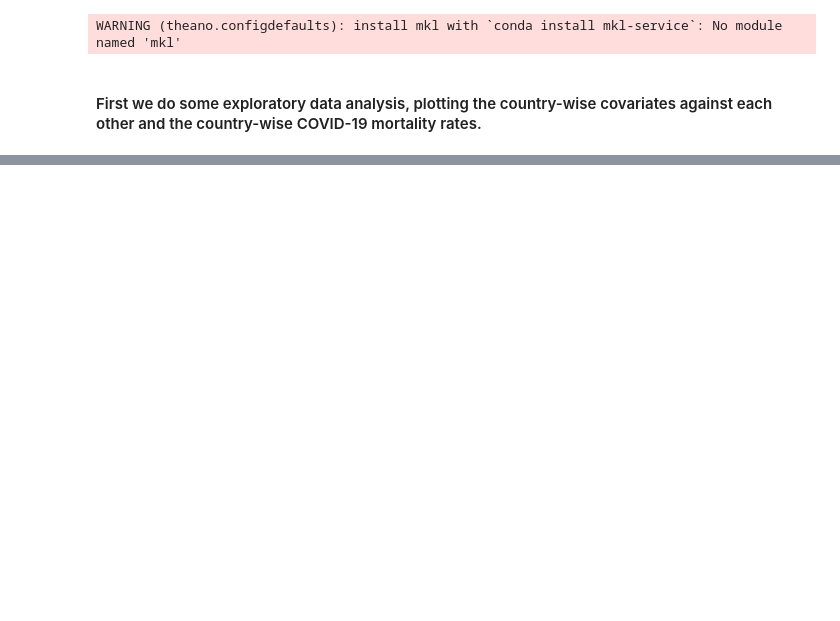
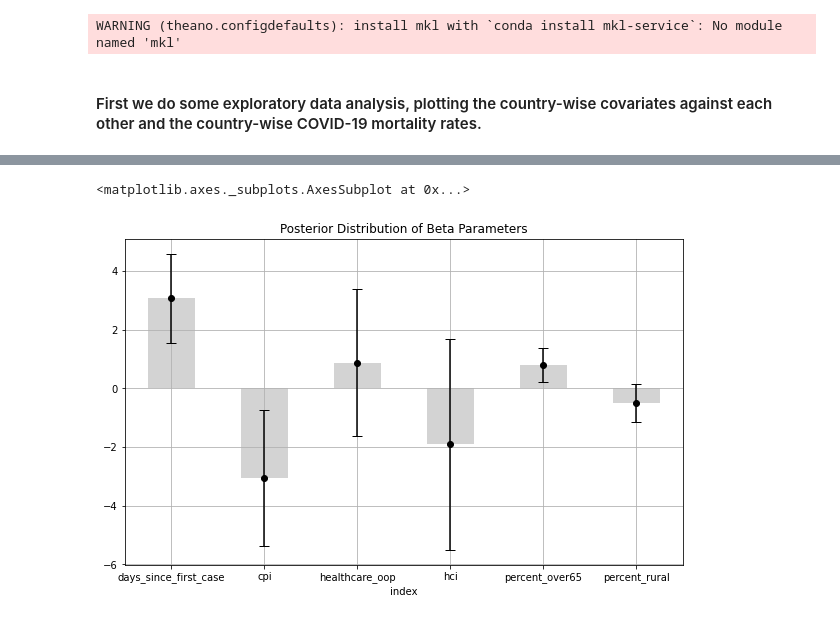
Before and after one commit to jwrichar/COVID19-mortality, a Jupyter notebook: COVID-19 Mortality Rate.ipynb, the cells around one changed output, grey strips where cells are left out. Drawn from its saved outputs; the diff is of its cells as text; code cells hidden in the pictures; blank space fills up the shorter version.

Commit message:
First version of complete model

```diff
--- a/COVID-19 Mortality Rate.ipynb
+++ b/COVID-19 Mortality Rate.ipynb
@@ -121,0 +139,6 @@ Name: mu_0, dtype: float64
+# %%
+# Posterior summary for the beta parameters:
+beta_summary = pm.summary(trace).head(6)
+beta_summary.index = ['days_since_first_case', 'cpi', 'healthcare_oop', 'hci', 'percent_over65', 'percent_rural']
+beta_summary.reset_index(drop=False, inplace=True)
+beta_summary
@@ -121,0 +153,15 @@ Name: mu_0, dtype: float64
+# %%
+import matplotlib.pyplot as plt
+
+err_vals = ((beta_summary['hpd_3%'] - beta_summary['mean']).values,
+            (beta_summary['hpd_97%'] - beta_summary['mean']).values)
+ax = beta_summary.plot(x='index', y='mean', kind='bar', figsize=(10, 6),
+                 title='Posterior Distribution of Beta Parameters',
+                 yerr=err_vals, color='lightgrey',
+                 legend=False, grid=True,
+                 capsize=5)
+beta_summary.plot(x='index', y='mean', color='k', marker='o', linestyle='None',
+                  ax=ax, grid=True, legend=False, xlim=plt.gca().get_xlim())
+# %% [output]
+<matplotlib.axes._subplots.AxesSubplot at 0x...>
+[figure, added]
```
Also changed, not shown: parts of 18 cells of this notebook, 2 other files.
